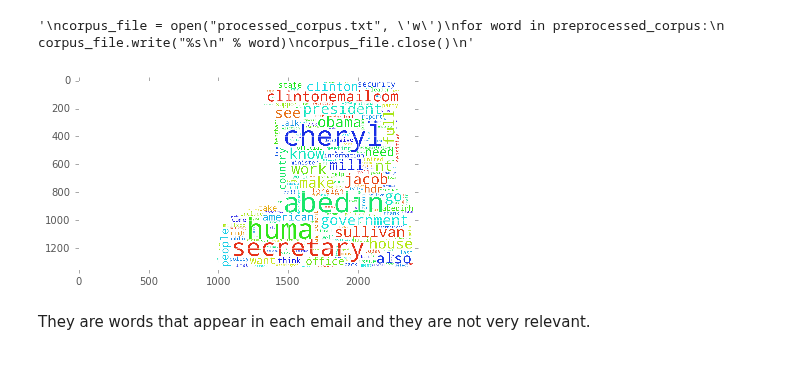
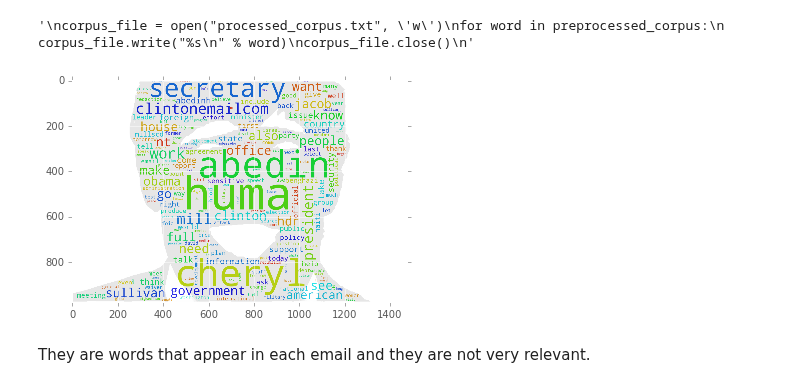
Before and after one commit to lfkrapp/literate-pancake, a Jupyter notebook: 05 - Taming Text/homework.ipynb, the cells around one changed output. Cells and saved outputs as stored; diff of their text form; code cells hidden in the pictures.

```diff
--- a/05 - Taming Text/homework.ipynb
+++ b/05 - Taming Text/homework.ipynb
@@ -168,13 +164,18 @@ corpus_file.close()
 """
 # %% [output]
 '\ncorpus_file = open("processed_corpus.txt", \'w\')\nfor word in preprocessed_corpus:\n    corpus_file.write("%s\n" % word)\ncorpus_file.close()\n'
+# %%
+def generate_wordcloud2(text):
+    mask = np.array(Image.open("onlymask.jpg"))
+    return WordCloud(background_color="white", mask=mask).generate(text)
 # %%
 corpus_str = ' '.join(preprocessed_corpus)
-preprocessed_wordcloud = generate_wordcloud(corpus_str)
-plt.imshow(preprocessed_wordcloud)
+preprocessed_wordcloud = generate_wordcloud2(corpus_str)
+img2 = plt.imshow(preprocessed_wordcloud, origin='upper')
+img3 = plt.imshow(Image.open("onlymask.jpg"),origin='upper',  alpha=0.1)
 plt.show()
 # %% [output]
-[figure, old version]
+[figure, new version]
 # %% [markdown]
 They are words that appear in each email and they are not very relevant.
 # %%
```
Also changed, not shown: parts of 7 cells of this notebook, 1 other file.
